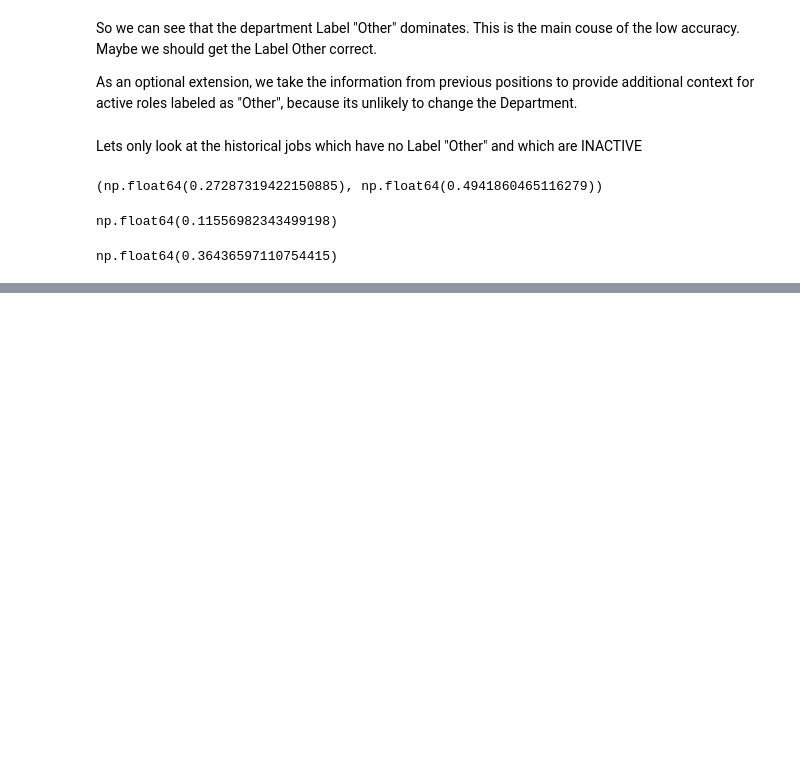
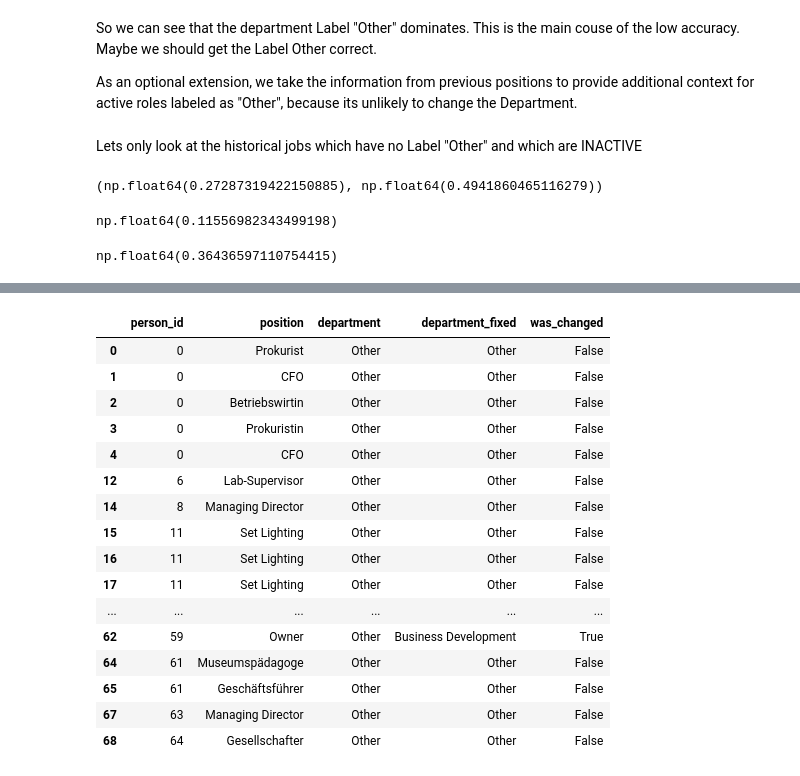
Before and after one commit to LennartRedlich/Capstone-Project-, a Jupyter notebook: src/notebooks/Embedding_Department.ipynb, the cells around one changed output, grey strips where cells are left out. Cells and saved outputs as stored; diff of their text form; code cells hidden in the pictures; blank space fills up the shorter version.

```diff
--- a/src/notebooks/Embedding_Department.ipynb
+++ b/src/notebooks/Embedding_Department.ipynb
@@ -203,3 +203,31 @@ df_active[[
 | 37 | 32 | IT Systems and Network Engineer | Information Technology | Information Technology | Project Management |
 | 38 | 33 | IT-Teamleiter | Information Technology | Information Technology | IT |
 | 39 | 33 | Senior IT-Sicherheitsbeauftragter | Information Technology | Information Technology | HR |
+# %%
+df_other_extension = df_active.loc[df_active["department"] == "Other", [
+    "person_id",
+    "position",
+    "department",
+    "department_fixed"
+]].copy()
+
+df_other_extension["was_changed"] = df_other_extension["department_fixed"] != "Other"
+df_other_extension.head(40)
+# %% [output]
+|  | person_id | position | department | department_fixed | was_changed |
+| 0 | 0 | Prokurist | Other | Other | False |
+| 1 | 0 | CFO | Other | Other | False |
+| 2 | 0 | Betriebswirtin | Other | Other | False |
+| 3 | 0 | Prokuristin | Other | Other | False |
+| 4 | 0 | CFO | Other | Other | False |
+| 12 | 6 | Lab-Supervisor | Other | Other | False |
+| 14 | 8 | Managing Director | Other | Other | False |
+| 15 | 11 | Set Lighting | Other | Other | False |
+| 16 | 11 | Set Lighting | Other | Other | False |
+| 17 | 11 | Set Lighting | Other | Other | False |
+| ... | ... | ... | ... | ... | ... |
+| 62 | 59 | Owner | Other | Business Development | True |
+| 64 | 61 | Museumspädagoge | Other | Other | False |
+| 65 | 61 | Geschäftsführer | Other | Other | False |
+| 67 | 63 | Managing Director | Other | Other | False |
+| 68 | 64 | Gesellschafter | Other | Other | False |
```
Also changed, not shown: 1 other file.
